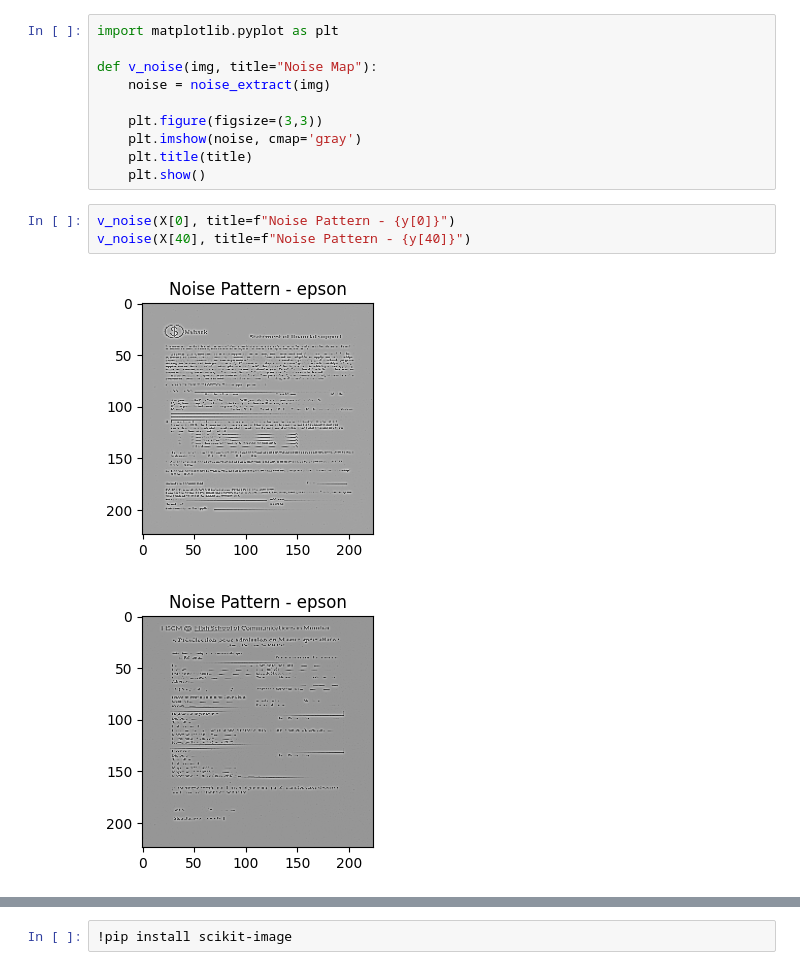
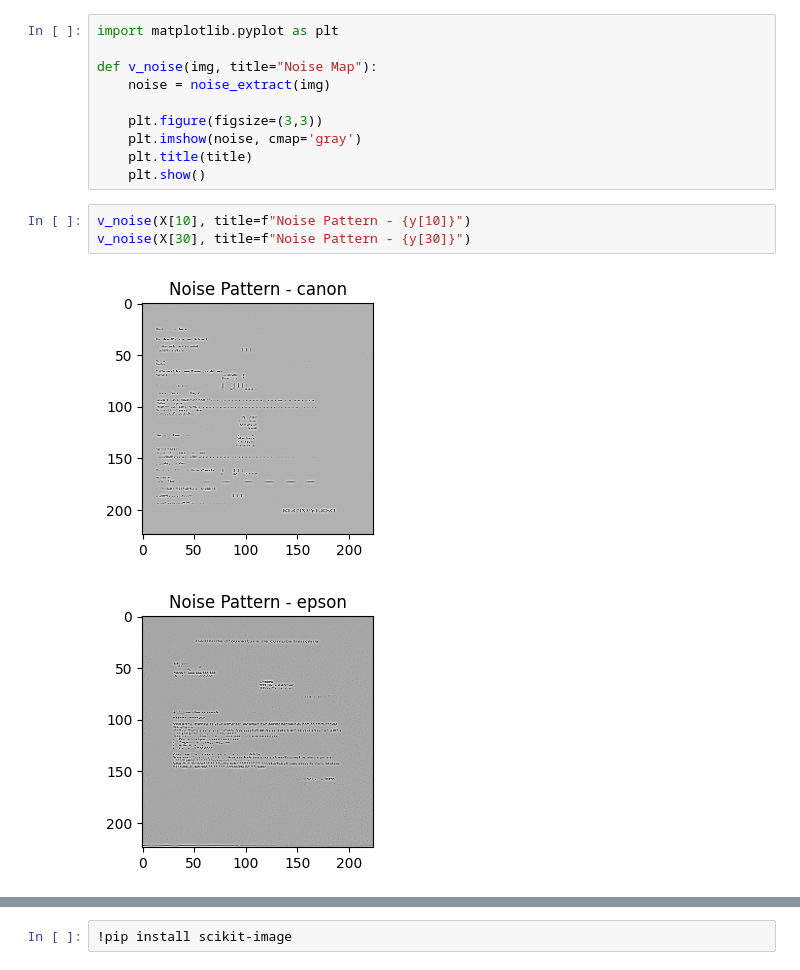
Before and after one commit to AI-TraceFinder/Yatendra_Pachori_AI, a Jupyter notebook: MILESTONE2/file2.ipynb, the cells around one changed output, grey strips where cells are left out. Saved outputs shown, nothing was run; the diff lists cells and outputs as text.

```diff
--- a/MILESTONE2/file2.ipynb
+++ b/MILESTONE2/file2.ipynb
@@ -80,11 +65,11 @@ def v_noise(img, title="Noise Map"):
     plt.title(title)
     plt.show()
 # %%
-v_noise(X[0], title=f"Noise Pattern - {y[0]}")
-v_noise(X[40], title=f"Noise Pattern - {y[40]}")
+v_noise(X[10], title=f"Noise Pattern - {y[10]}")
+v_noise(X[30], title=f"Noise Pattern - {y[30]}")
 # %% [output]
-[figure, old version]
+[figure, new version]
-[figure, old version]
+[figure, new version]
 # %%
 def fft_extract(img):
     img = img.squeeze()
```
Also changed, not shown: parts of 10 cells of this notebook, 1 other file.
